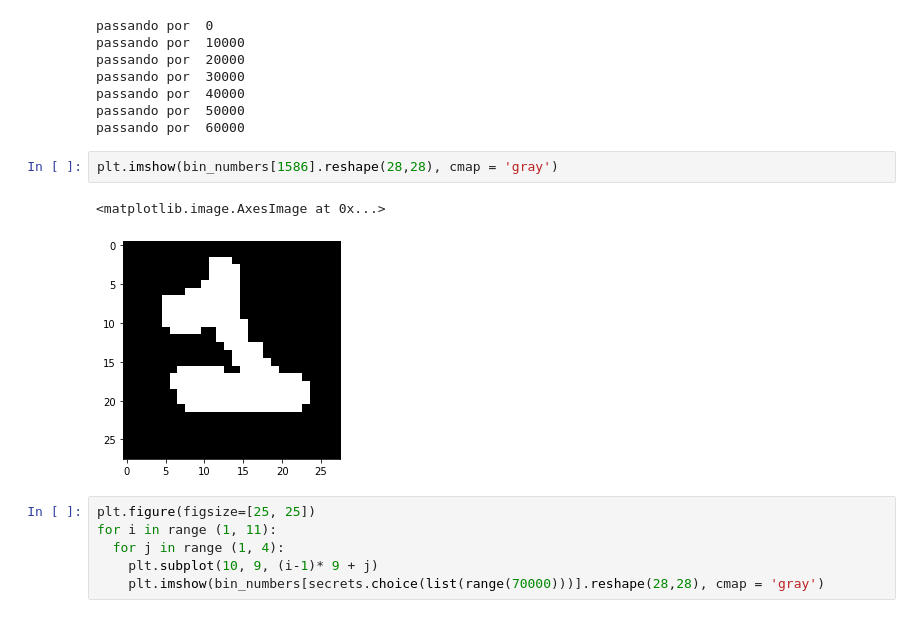
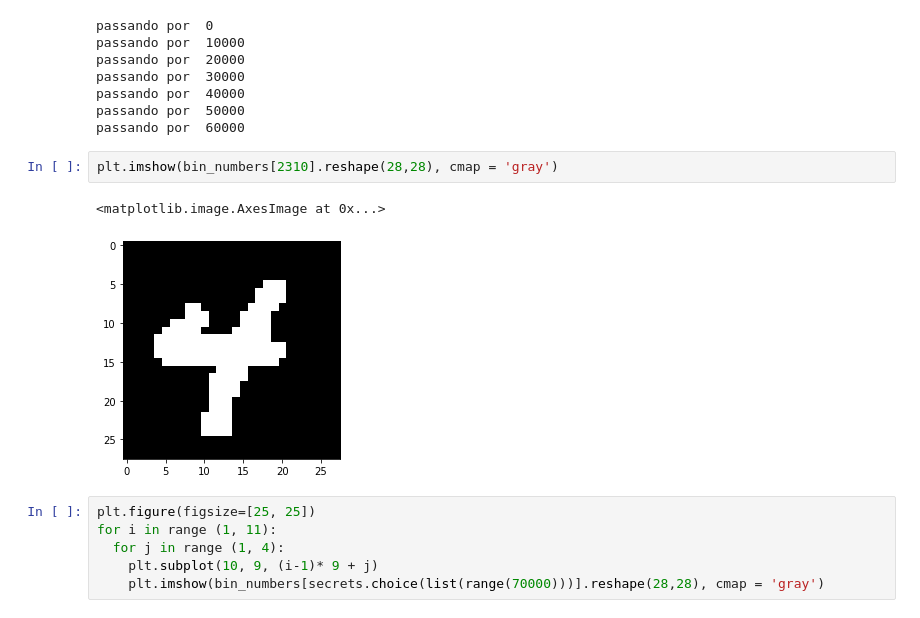
Before and after one commit to DaanMoura/AprendizadoDeMaquina, a Jupyter notebook: trabalho2/AM_Trab2.ipynb, the cells around one changed output. Drawn from its saved outputs; the diff is of its cells as text.

```diff
--- a/trabalho2/AM_Trab2.ipynb
+++ b/trabalho2/AM_Trab2.ipynb
@@ -57,10 +59,10 @@ passando por  40000
 passando por  50000
 passando por  60000
 # %%
-plt.imshow(bin_numbers[1586].reshape(28,28), cmap = 'gray')
+plt.imshow(bin_numbers[2310].reshape(28,28), cmap = 'gray')
 # %% [output]
 <matplotlib.image.AxesImage at 0x...>
-[figure, old version]
+[figure, new version]
 # %%
 plt.figure(figsize=[25, 25])
 for i in range (1, 11):
```
Also changed, not shown: parts of 13 cells of this notebook.
